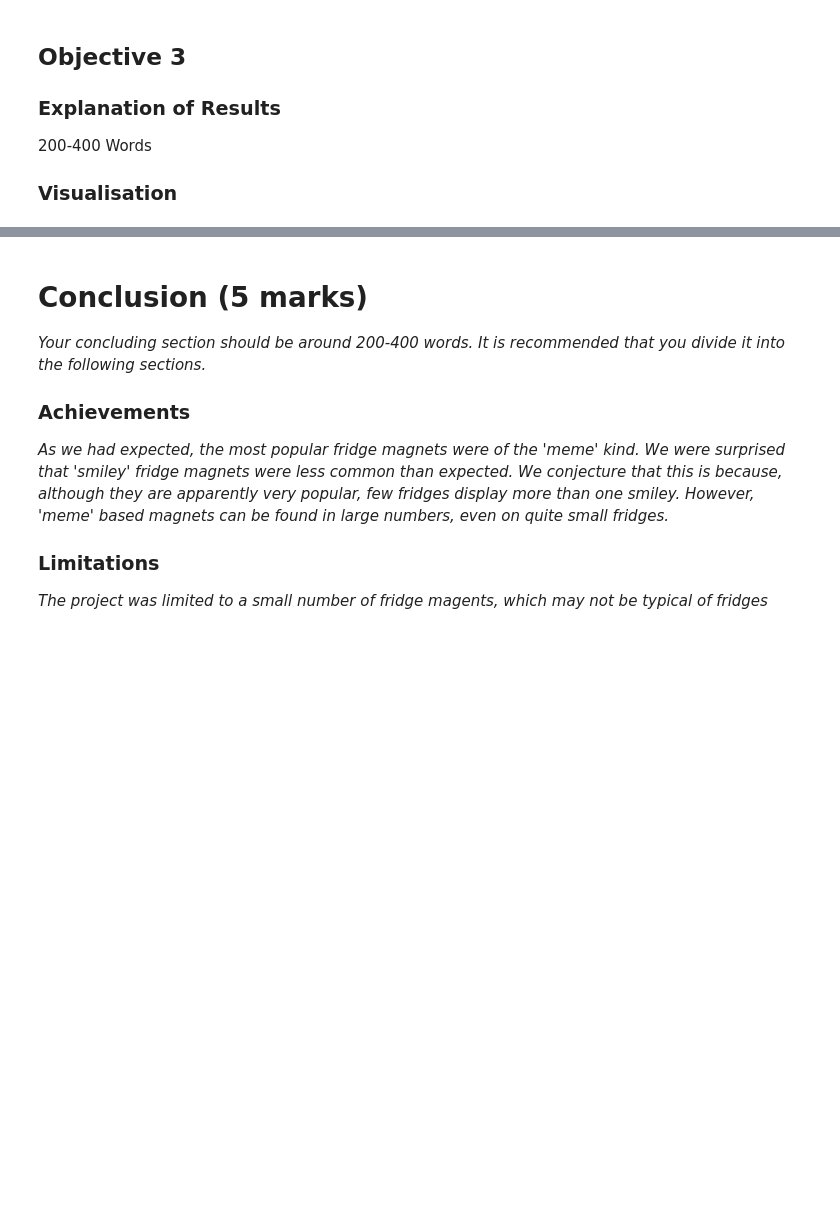
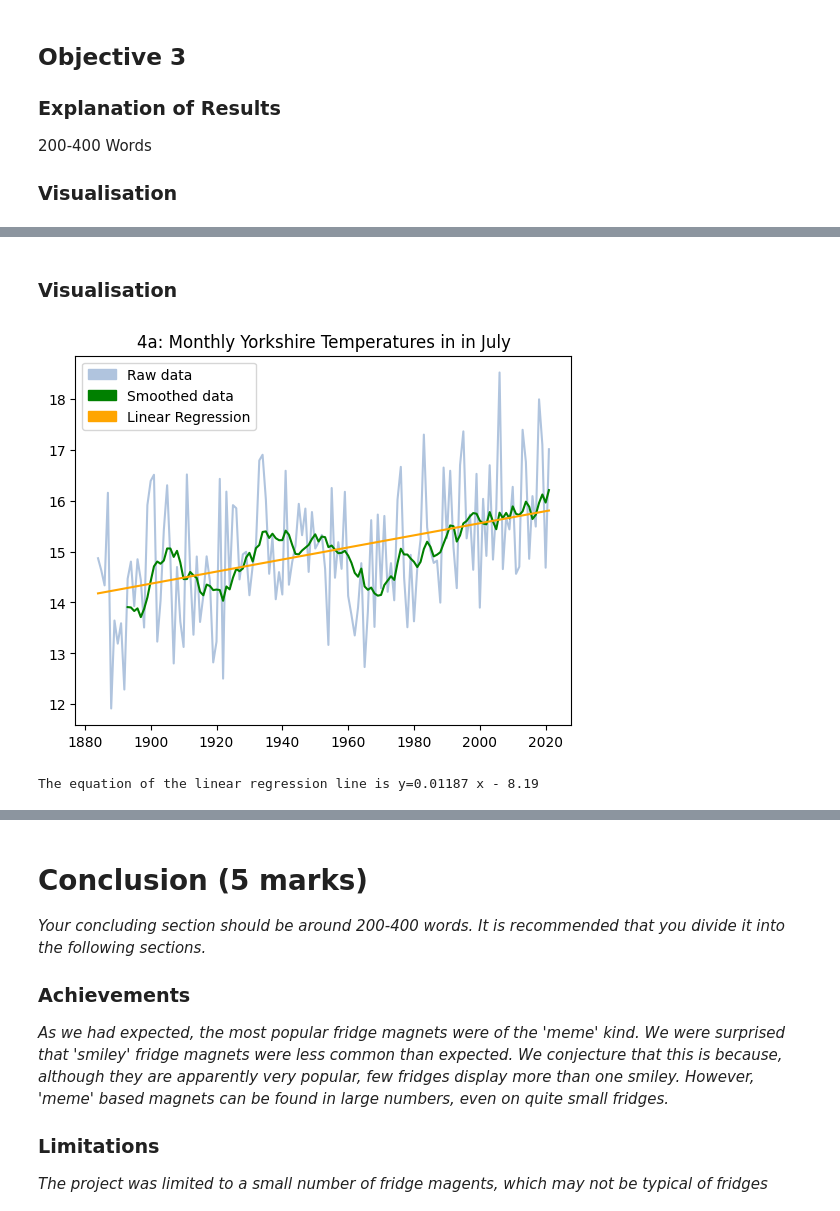
Before and after one commit to omariosc/comp5712-p4ds-group-project, a Jupyter notebook: A3_Data_Analysis_Project.ipynb, the cells around one changed output, grey strips where cells are left out. Saved outputs shown, nothing was run; the diff lists cells and outputs as text; code cells hidden in the pictures; blank space fills up the shorter version.

```diff
--- a/A3_Data_Analysis_Project.ipynb
+++ b/A3_Data_Analysis_Project.ipynb
@@ -332,3 +334,22 @@ def convert_to_dataframe(url):
+# %%
+def plot_raw_smoothed(x_vals,raw,smoothing,title = None):
+    smoothed = raw.rolling(smoothing).mean()
+    fig, ax = plt.subplots()
+    plt.plot(x_vals,raw,color = "lightsteelblue")
+    plt.plot(x_vals,smoothed,color = "green")
+    lin_ys,eqn = calc_linear_regression(x_vals,raw)
+    if len(x_vals) == len(lin_ys):
+        plt.plot(x_vals,lin_ys,color = "orange")
+    if title != None:
+        plt.title(title)
+    raw_patch = mpatches.Patch(color='lightsteelblue', label='Raw data')
+    smoothed_patch = mpatches.Patch(color='green', label='Smoothed data')
+    lr_patch = mpatches.Patch(color='orange', label='Linear Regression')
+    ax.legend(handles=[raw_patch,smoothed_patch,lr_patch],loc = "upper left")
+
+    #plt.legend([raw,smoothed,lin_ys],["Raw data", "Rolling avge","Linear Regression"])
+    plt.show()
+    print(f"The equation of the linear regression line is {eqn}")
 # %%
 # URL of the rainfall txt file
 rainfall_url = 'https://www.metoffice.gov.uk/pub/data/weather/uk/climate/datasets/Rainfall/date/UK.txt'
@@ -966,17 +986,8 @@ To compare Yorkshire's mean temperature data with the data above for the UK at t
 %pip install netCDF4
 import xarray as xr
 import netCDF4
-import requests
 
-temp_monthly_link = "https://github.com/omariosc/comp5712-p4ds-group-project/blob/main/tas_hadukgrid_uk_region_mon_188401-202112.nc?raw=true"
-
-# The URL is adjusted to point directly to the raw file
-r_temp_monthly_link = requests.get(temp_monthly_link)
-with open('temp.nc', 'wb') as f:
-    f.write(r_temp_monthly_link.content)
-
-
-temp_monthly = xr.open_dataset("temp.nc")
+temp_monthly = xr.open_dataset("tas_hadukgrid_uk_region_mon_188401-202112.nc")
 #print(rainfall_daily)
 df_temp_m = temp_monthly.to_dataframe()
 #display(df_tmaxd.head(50))
@@ -1367,0 +1274,10 @@ fridge_sorted_bar(color='red')
+# %% [markdown]
+### Visualisation
+# %%
+x_vals = df_yorks_temp[df_yorks_temp["month_number"] == 7]["calendar_year"]
+y_vals = df_yorks_temp[df_yorks_temp["month_number"] == 7]["tas"]
+
+plot_raw_smoothed(x_vals,y_vals,10,title = "4a: Monthly Yorkshire Temperatures in in July")
+# %% [output]
+[figure, added]
+The equation of the linear regression line is y=0.01187 x - 8.19
```
Also changed, not shown: parts of 50 cells of this notebook.
